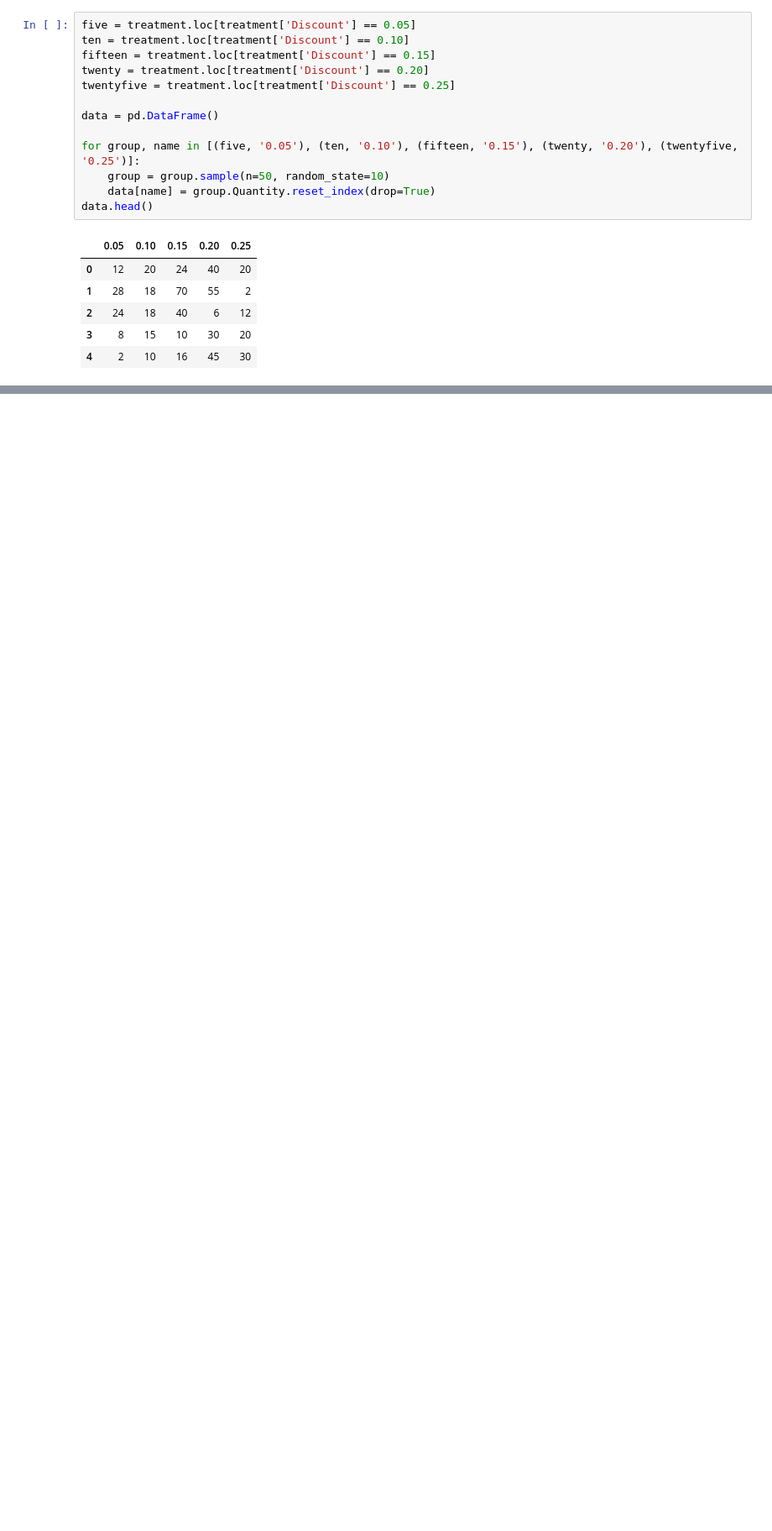
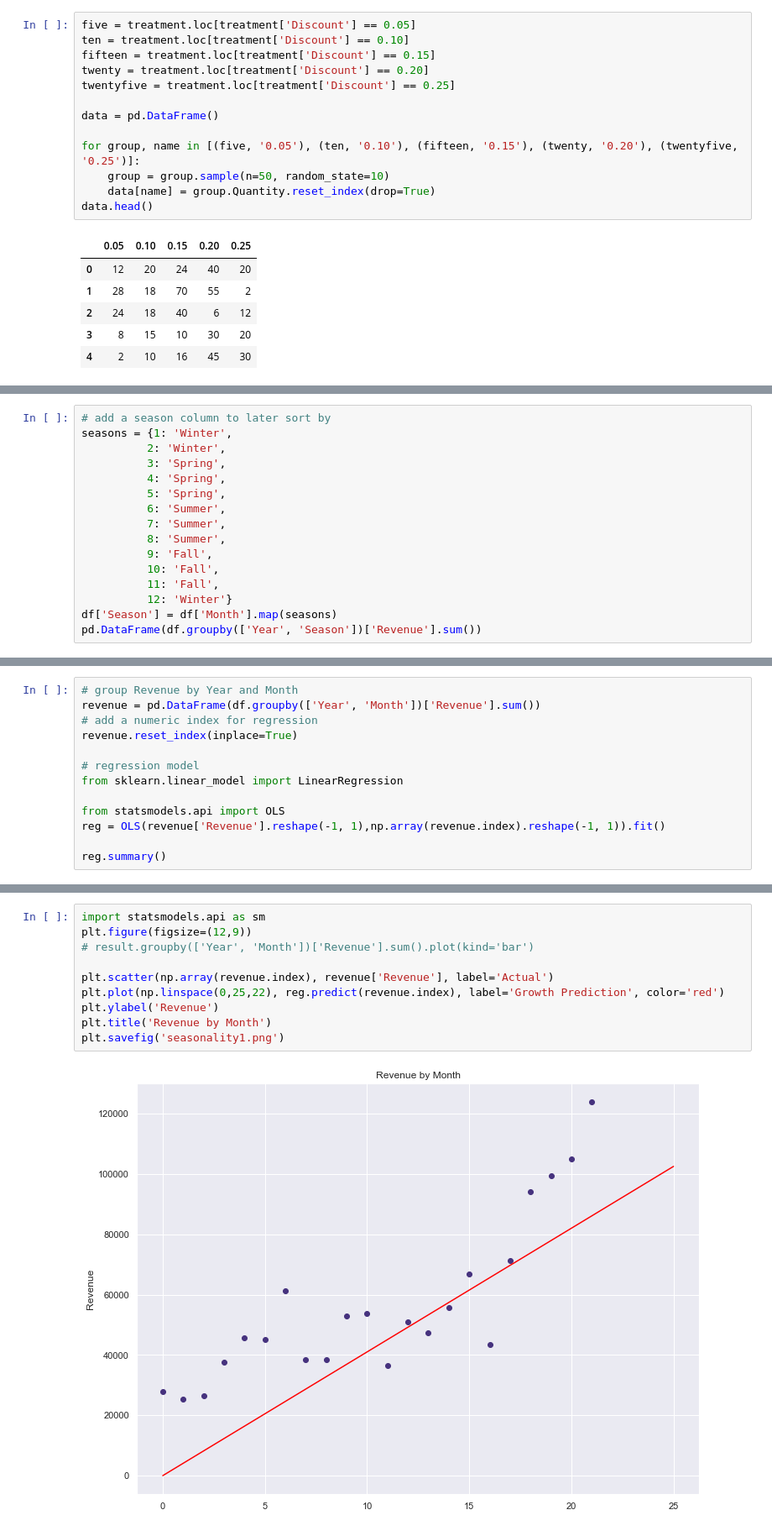
Before and after one commit to josephbrockw/northwind_hypothesis, a Jupyter notebook: student.ipynb, the cells around one changed output, grey strips where cells are left out. Shown at 84% size. Drawn from its saved outputs; the diff is of its cells as text; blank space fills up the shorter version.

```diff
--- a/student.ipynb
+++ b/student.ipynb
@@ -538,0 +505,16 @@ details = get_table_data(con, 'OrderDetail')
+# %%
+# add a season column to later sort by
+seasons = {1: 'Winter',
+          2: 'Winter',
+          3: 'Spring',
+          4: 'Spring',
+          5: 'Spring',
+          6: 'Summer',
+          7: 'Summer',
+          8: 'Summer',
+          9: 'Fall',
+          10: 'Fall',
+          11: 'Fall',
+          12: 'Winter'}
+df['Season'] = df['Month'].map(seasons)
+pd.DataFrame(df.groupby(['Year', 'Season'])['Revenue'].sum())
@@ -538,0 +535,13 @@ details = get_table_data(con, 'OrderDetail')
+# %%
+# group Revenue by Year and Month
+revenue = pd.DataFrame(df.groupby(['Year', 'Month'])['Revenue'].sum())
+# add a numeric index for regression
+revenue.reset_index(inplace=True)
+
+# regression model
+from sklearn.linear_model import LinearRegression
+
+from statsmodels.api import OLS
+reg = OLS(revenue['Revenue'].reshape(-1, 1),np.array(revenue.index).reshape(-1, 1)).fit()
+
+reg.summary()
@@ -538,0 +567,12 @@ details = get_table_data(con, 'OrderDetail')
+# %%
+import statsmodels.api as sm
+plt.figure(figsize=(12,9))
+# result.groupby(['Year', 'Month'])['Revenue'].sum().plot(kind='bar')
+
+plt.scatter(np.array(revenue.index), revenue['Revenue'], label='Actual')
+plt.plot(np.linspace(0,25,22), reg.predict(revenue.index), label='Growth Prediction', color='red')
+plt.ylabel('Revenue')
+plt.title('Revenue by Month')
+plt.savefig('seasonality1.png')
+# %% [output]
+[figure, added]
```
Also changed, not shown: parts of 93 cells of this notebook, 14 other files.
